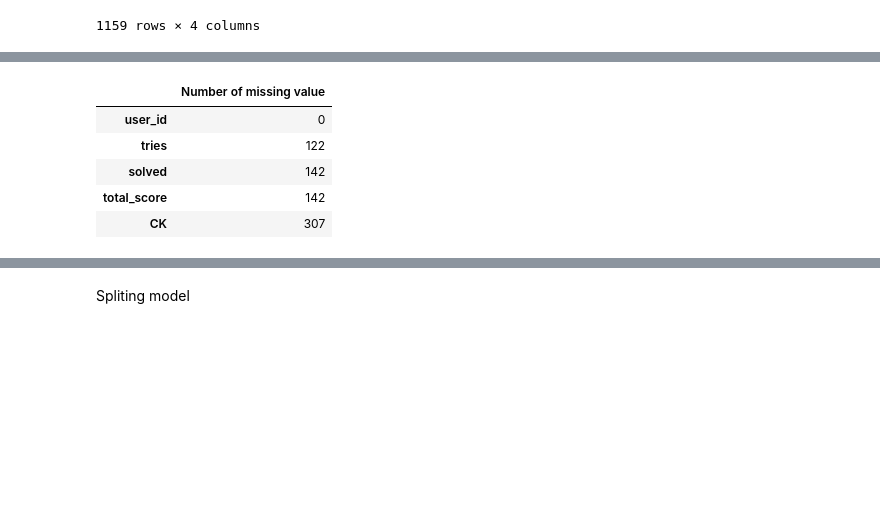
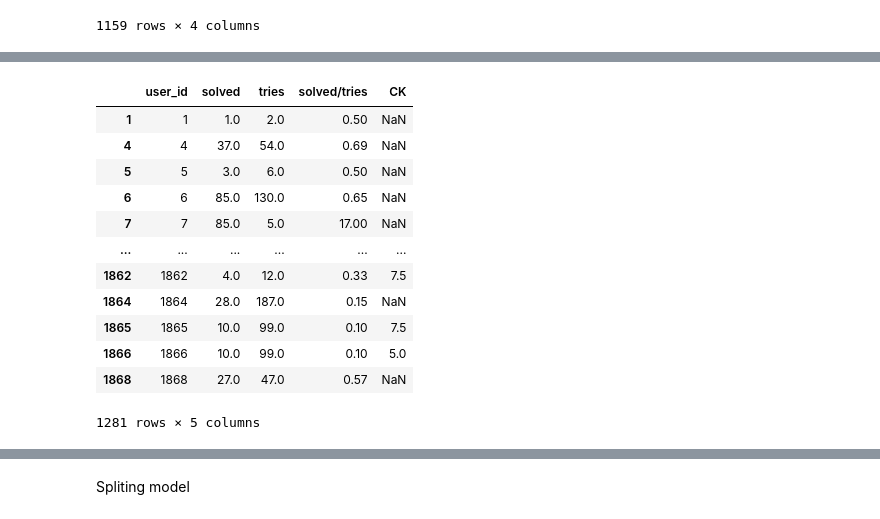
Before and after one commit to lphuong304/CS114.L21, a Jupyter notebook: COLAB_ASSIGNMENTS/COLAB_ASSIGNMENT_17_05/Solution02.ipynb, the cells around one changed output, grey strips where cells are left out. Saved outputs shown, nothing was run; the diff lists cells and outputs as text; code cells hidden in the pictures; blank space fills up the shorter version.

```diff
--- a/COLAB_ASSIGNMENTS/COLAB_ASSIGNMENT_17_05/Solution02.ipynb
+++ b/COLAB_ASSIGNMENTS/COLAB_ASSIGNMENT_17_05/Solution02.ipynb
@@ -232,14 +237,0 @@ new_data
-# %%
-#find NaN values and replace it with 0
-def count_missing_values(data):
-  num_of_miss_data = data.isnull().sum()
-  missing_data = pd.concat([num_of_miss_data], axis=1, keys = ['Number of missing value'])
-  return missing_data
-count_missing_values(new_data)
-# %% [output]
-|  | Number of missing value |
-| user_id | 0 |
-| tries | 122 |
-| solved | 142 |
-| total_score | 142 |
-| CK | 307 |
@@ -245,0 +252,18 @@ count_missing_values(new_data)
+# %%
+columns_titles = ['user_id','solved', 'tries', 'solved/tries', 'CK']
+new_data=new_data.reindex(columns=columns_titles)
+new_data
+# %% [output]
+|  | user_id | solved | tries | solved/tries | CK |
+| 1 | 1 | 1.0 | 2.0 | 0.50 | NaN |
+| 4 | 4 | 37.0 | 54.0 | 0.69 | NaN |
+| 5 | 5 | 3.0 | 6.0 | 0.50 | NaN |
+| 6 | 6 | 85.0 | 130.0 | 0.65 | NaN |
+| 7 | 7 | 85.0 | 5.0 | 17.00 | NaN |
+| ... | ... | ... | ... | ... | ... |
+| 1862 | 1862 | 4.0 | 12.0 | 0.33 | 7.5 |
+| 1864 | 1864 | 28.0 | 187.0 | 0.15 | NaN |
+| 1865 | 1865 | 10.0 | 99.0 | 0.10 | 7.5 |
+| 1866 | 1866 | 10.0 | 99.0 | 0.10 | 5.0 |
+| 1868 | 1868 | 27.0 | 47.0 | 0.57 | NaN |
+1281 rows × 5 columns
```
Also changed, not shown: parts of 25 cells of this notebook.
